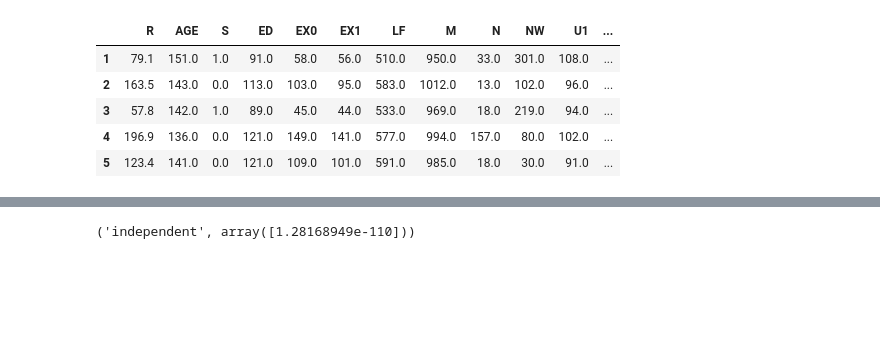
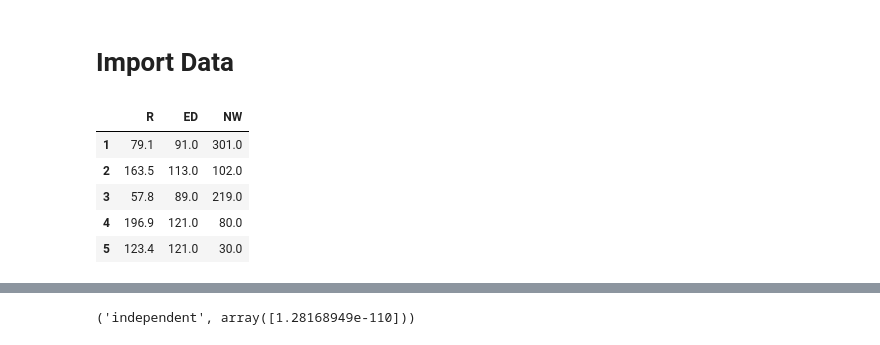
Before and after one commit to artemii-yanushevskyi/Computer-Statistics-Course, a Jupyter notebook: Lab C - Dependency Checks.ipynb, the cells around one changed output, grey strips where cells are left out. Saved outputs shown, nothing was run; the diff lists cells and outputs as text; code cells hidden in the pictures; blank space fills up the shorter version.

```diff
--- a/Lab C - Dependency Checks.ipynb
+++ b/Lab C - Dependency Checks.ipynb
@@ -1,18 +1,18 @@
+# %% [markdown]
+# Import Data
 # %%
 import pandas as pd
+import seaborn as sns
 
 exel = pd.ExcelFile('crime.xls')
-exel.sheet_names
-
 df = exel.parse('Лист1')
 df = df.astype(np.float64)
-
-
+df = df[['R','ED','NW']]
 df.head()
 # %% [output]
-|  | R | AGE | S | ED | EX0 | EX1 | LF | M | N | NW | U1 | ... |
-| 1 | 79.1 | 151.0 | 1.0 | 91.0 | 58.0 | 56.0 | 510.0 | 950.0 | 33.0 | 301.0 | 108.0 | ... |
-| 2 | 163.5 | 143.0 | 0.0 | 113.0 | 103.0 | 95.0 | 583.0 | 1012.0 | 13.0 | 102.0 | 96.0 | ... |
-| 3 | 57.8 | 142.0 | 1.0 | 89.0 | 45.0 | 44.0 | 533.0 | 969.0 | 18.0 | 219.0 | 94.0 | ... |
-| 4 | 196.9 | 136.0 | 0.0 | 121.0 | 149.0 | 141.0 | 577.0 | 994.0 | 157.0 | 80.0 | 102.0 | ... |
-| 5 | 123.4 | 141.0 | 0.0 | 121.0 | 109.0 | 101.0 | 591.0 | 985.0 | 18.0 | 30.0 | 91.0 | ... |
+|  | R | ED | NW |
+| 1 | 79.1 | 91.0 | 301.0 |
+| 2 | 163.5 | 113.0 | 102.0 |
+| 3 | 57.8 | 89.0 | 219.0 |
+| 4 | 196.9 | 121.0 | 80.0 |
+| 5 | 123.4 | 121.0 | 30.0 |
```
Also changed, not shown: parts of 17 cells of this notebook, 1 other file.
